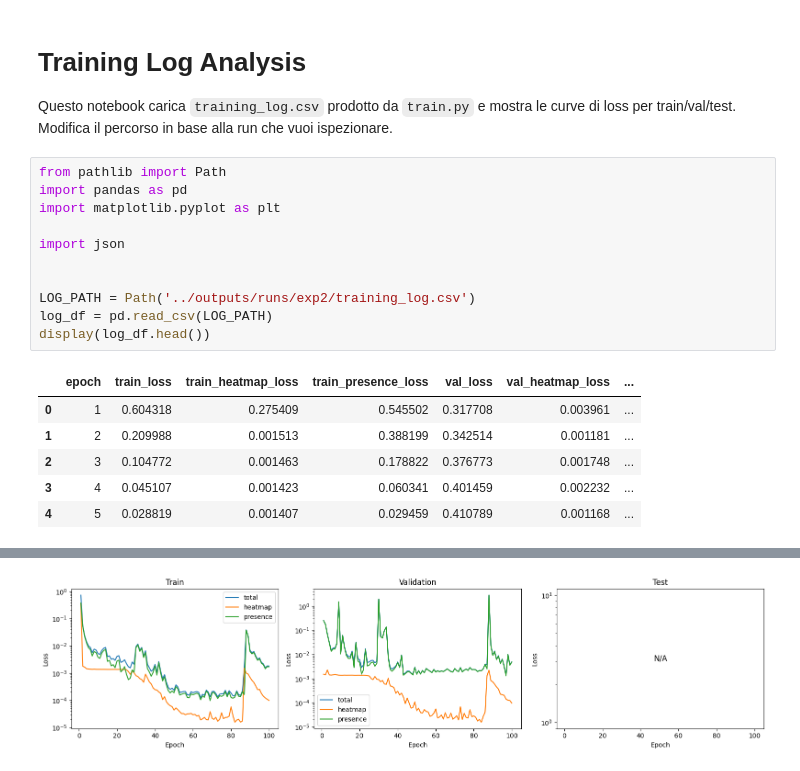
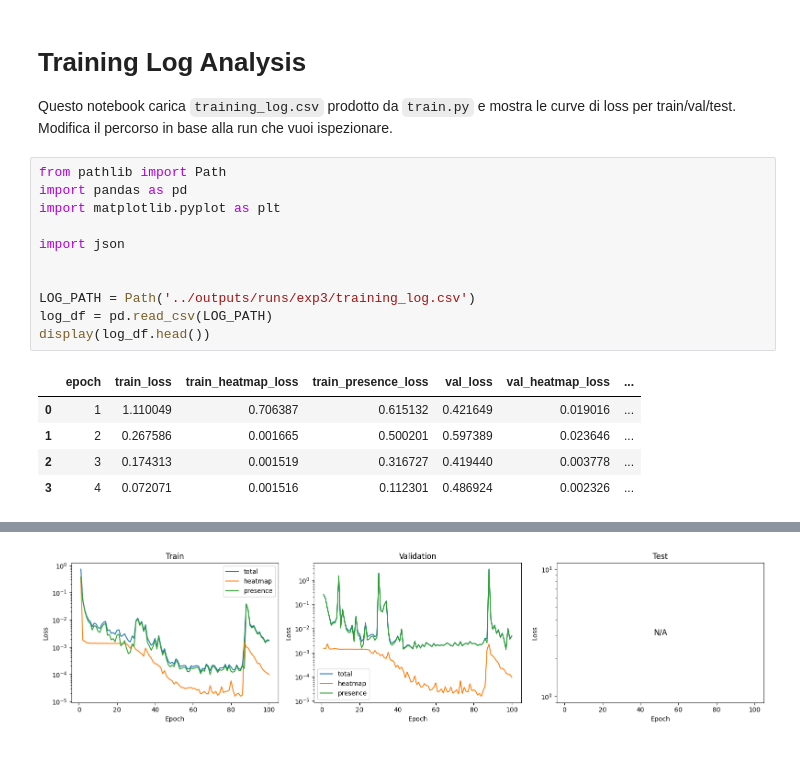
Before and after one commit to dandarm/cyc-firstpass, a Jupyter notebook: notebooks/training_log_analysis.ipynb, the cells around one changed output, grey strips where cells are left out. Saved outputs shown, nothing was run; the diff lists cells and outputs as text.

```diff
--- a/notebooks/training_log_analysis.ipynb
+++ b/notebooks/training_log_analysis.ipynb
@@ -4,18 +4,17 @@ Questo notebook carica `training_log.csv` prodotto da `train.py` e mostra le cur
 # %%
 from pathlib import Path
 import pandas as pd
 import matplotlib.pyplot as plt
 
 import json
 
 
-LOG_PATH = Path('../outputs/runs/exp2/training_log.csv')
+LOG_PATH = Path('../outputs/runs/exp3/training_log.csv')
 log_df = pd.read_csv(LOG_PATH)
 display(log_df.head())
 # %% [output]
 |  | epoch | train_loss | train_heatmap_loss | train_presence_loss | val_loss | val_heatmap_loss | ... |
-| 0 | 1 | 0.604318 | 0.275409 | 0.545502 | 0.317708 | 0.003961 | ... |
-| 1 | 2 | 0.209988 | 0.001513 | 0.388199 | 0.342514 | 0.001181 | ... |
-| 2 | 3 | 0.104772 | 0.001463 | 0.178822 | 0.376773 | 0.001748 | ... |
-| 3 | 4 | 0.045107 | 0.001423 | 0.060341 | 0.401459 | 0.002232 | ... |
-| 4 | 5 | 0.028819 | 0.001407 | 0.029459 | 0.410789 | 0.001168 | ... |
+| 0 | 1 | 1.110049 | 0.706387 | 0.615132 | 0.421649 | 0.019016 | ... |
+| 1 | 2 | 0.267586 | 0.001665 | 0.500201 | 0.597389 | 0.023646 | ... |
+| 2 | 3 | 0.174313 | 0.001519 | 0.316727 | 0.419440 | 0.003778 | ... |
+| 3 | 4 | 0.072071 | 0.001516 | 0.112301 | 0.486924 | 0.002326 | ... |
```
Also changed, not shown: parts of 2 cells of this notebook, 4 other files.
